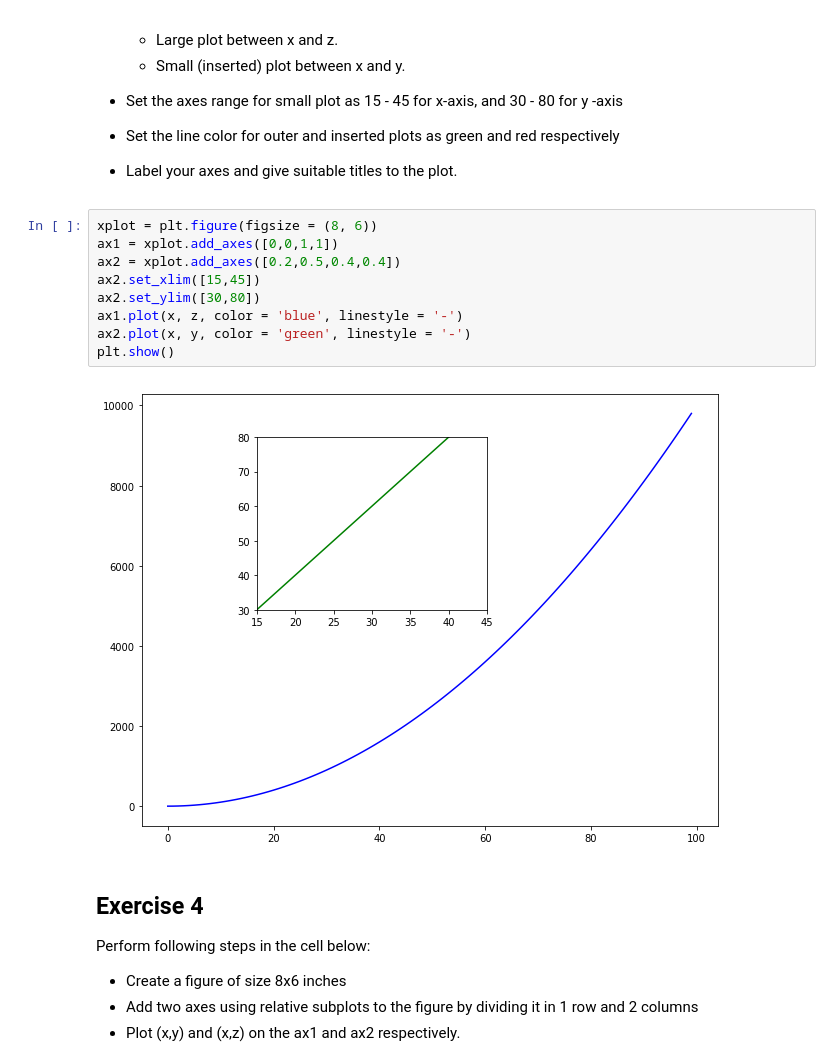
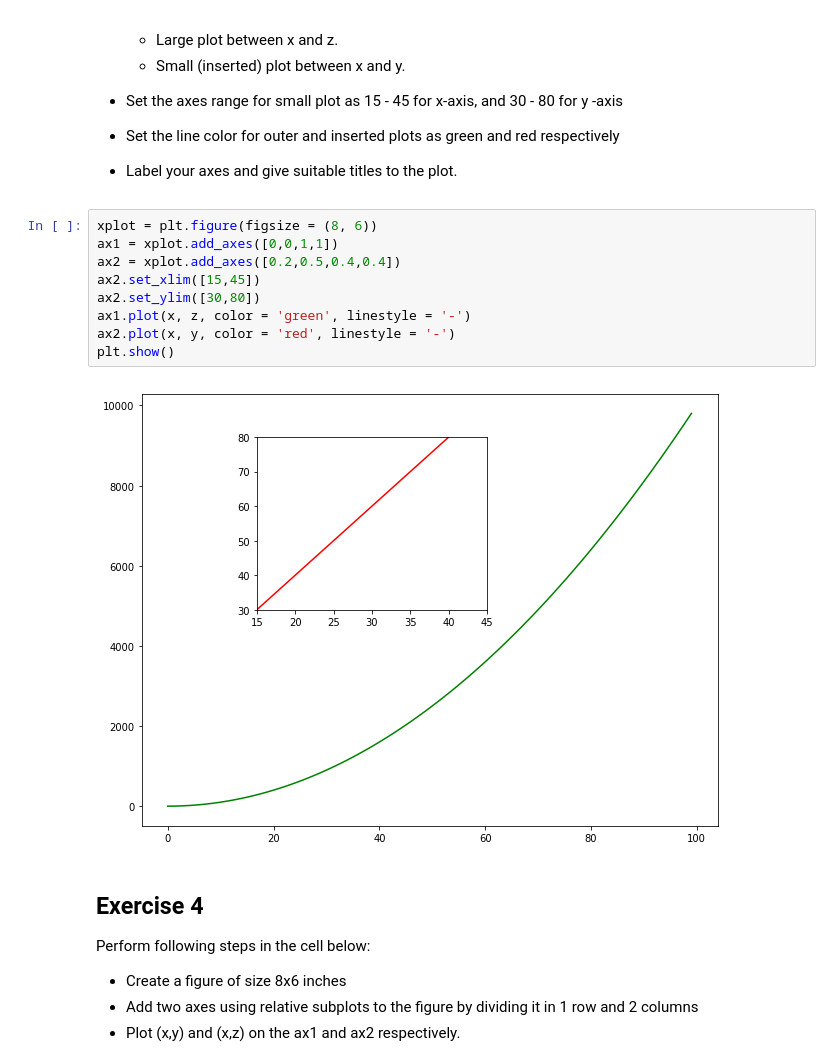
Before and after one commit to jdmitchell0216/ds-matplotlib-intro-lab-nyc-ds-career-012819, a Jupyter notebook: index.ipynb, the cells around one changed output. Drawn from its saved outputs; the diff is of its cells as text.

```diff
--- a/index.ipynb
+++ b/index.ipynb
@@ -118,14 +118,14 @@ Perform following tasks in the cell below:
 # %%
 xplot = plt.figure(figsize = (8, 6))
 ax1 = xplot.add_axes([0,0,1,1])
 ax2 = xplot.add_axes([0.2,0.5,0.4,0.4])
 ax2.set_xlim([15,45])
 ax2.set_ylim([30,80])
-ax1.plot(x, z, color = 'blue', linestyle = '-')
-ax2.plot(x, y, color = 'green', linestyle = '-')
+ax1.plot(x, z, color = 'green', linestyle = '-')
+ax2.plot(x, y, color = 'red', linestyle = '-')
 plt.show()
 # %% [output]
-[figure, old version]
+[figure, new version]
 # %% [markdown]
 ## Exercise 4
 
```
